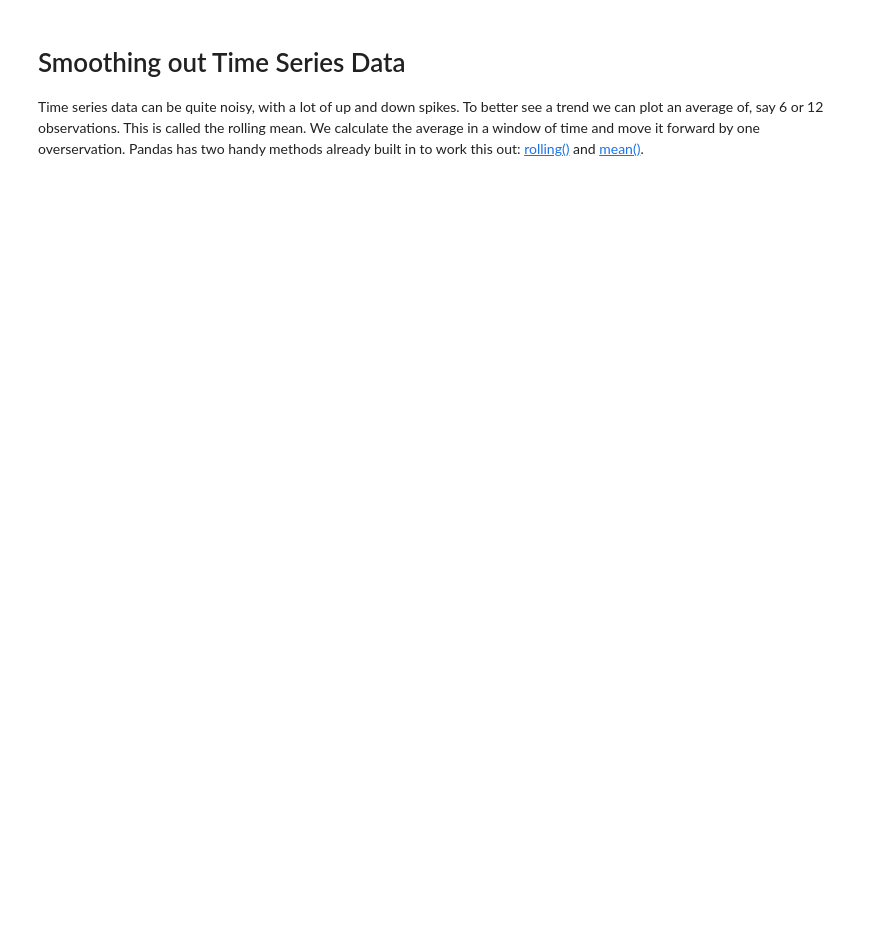
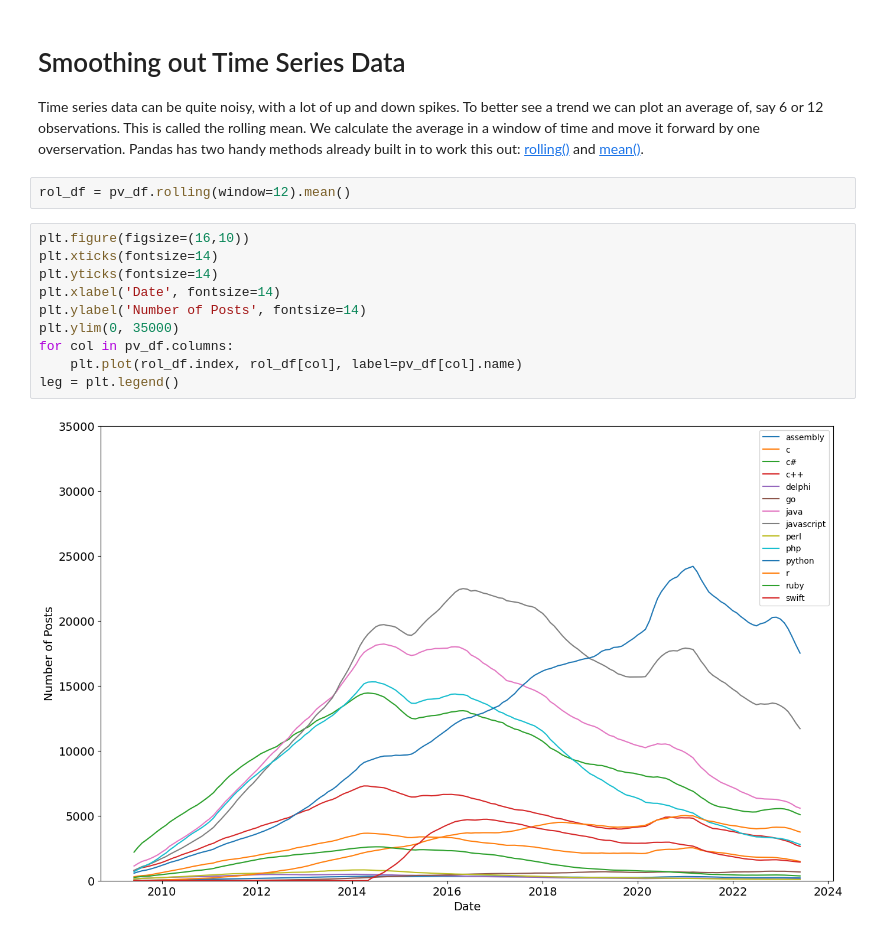
Before and after one commit to Xor01/Most-popular-programming-language, a Jupyter notebook: Programming_Languages.ipynb, the cells around one changed output. Cells and saved outputs as stored; diff of their text form; blank space fills up the shorter version.

Commit message:
smoothing time series data by rolling mean

```diff
--- a/Programming_Languages.ipynb
+++ b/Programming_Languages.ipynb
@@ -242,3 +241,17 @@ ValueError: 'left corner' is not a valid value for loc; supported values are 'be
 # Smoothing out Time Series Data
 
 Time series data can be quite noisy, with a lot of up and down spikes. To better see a trend we can plot an average of, say 6 or 12 observations. This is called the rolling mean. We calculate the average in a window of time and move it forward by one overservation. Pandas has two handy methods already built in to work this out: [rolling()](https://pandas.pydata.org/pandas-docs/stable/reference/api/pandas.DataFrame.rolling.html) and [mean()](https://pandas.pydata.org/pandas-docs/stable/reference/api/pandas.core.window.rolling.Rolling.mean.html).
+# %%
+rol_df = pv_df.rolling(window=12).mean()
+# %%
+plt.figure(figsize=(16,10))
+plt.xticks(fontsize=14)
+plt.yticks(fontsize=14)
+plt.xlabel('Date', fontsize=14)
+plt.ylabel('Number of Posts', fontsize=14)
+plt.ylim(0, 35000)
+for col in pv_df.columns:
+    plt.plot(rol_df.index, rol_df[col], label=pv_df[col].name)
+leg = plt.legend()
+# %% [output]
+[figure, added]
```
Also changed, not shown: parts of 1 cell of this notebook.
